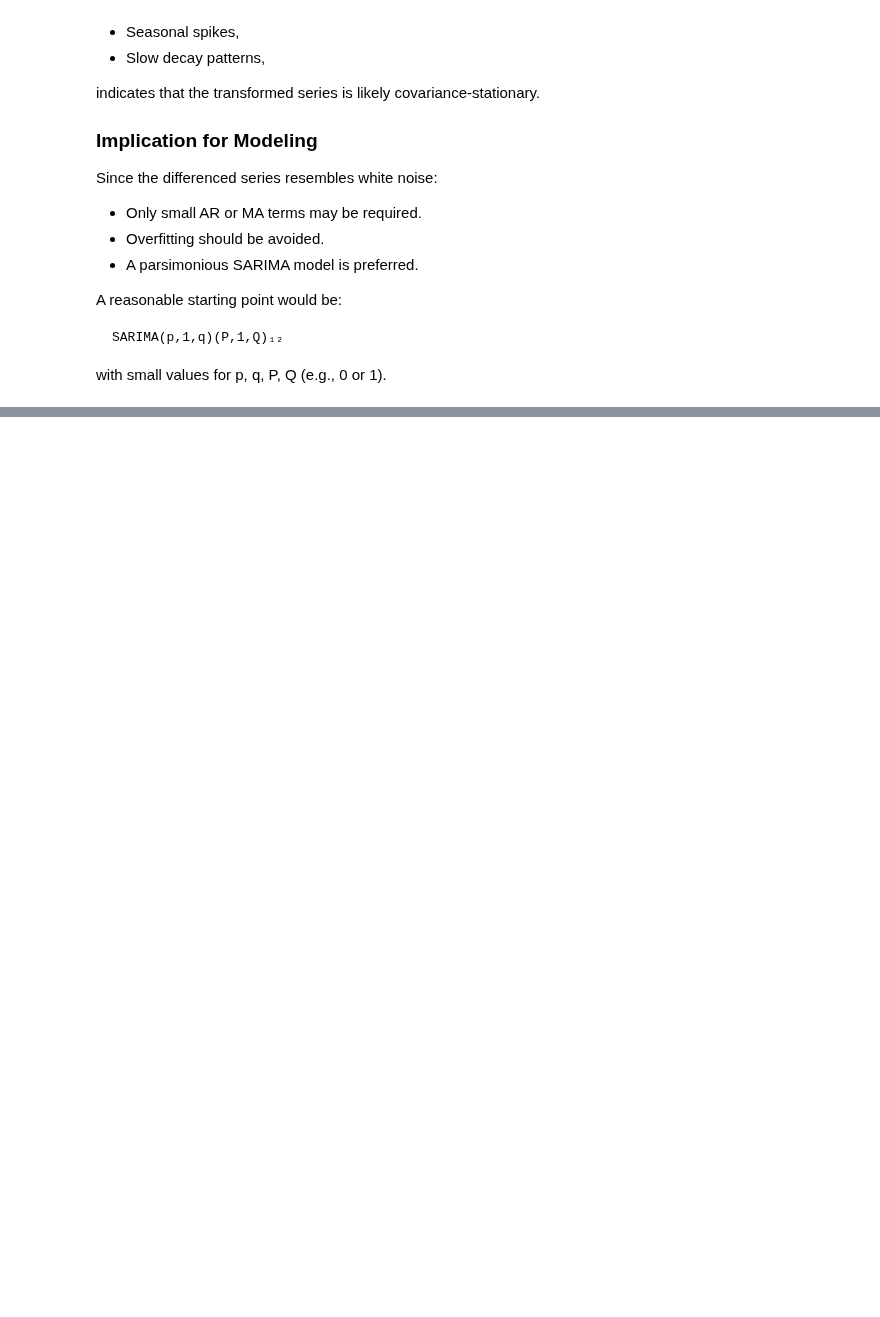
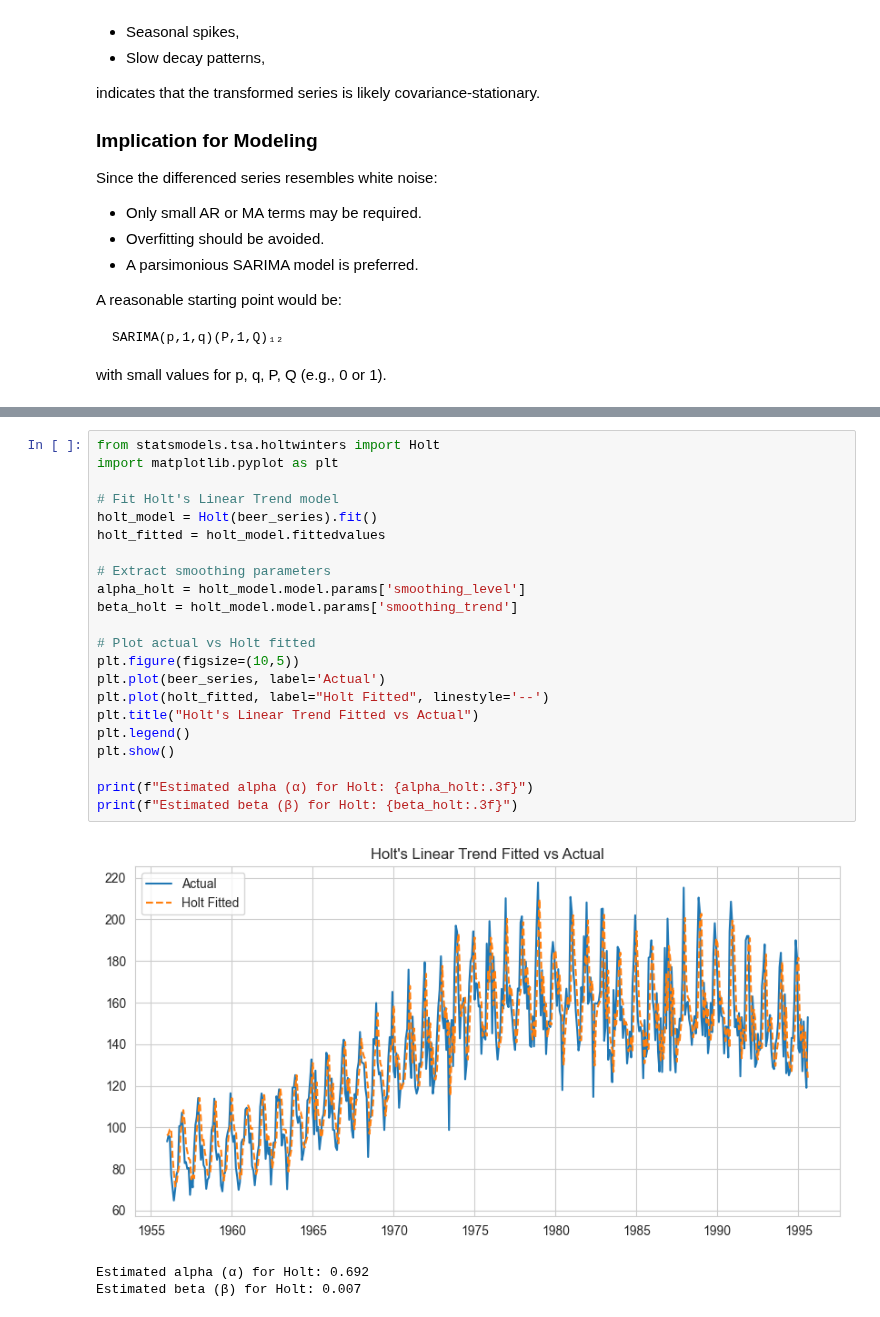
Before and after one commit to SelmahT/Time_Series_Analysis001, a Jupyter notebook: beerproduction_time_series/beerprod.ipynb, the cells around one changed output, grey strips where cells are left out. Cells and saved outputs as stored; diff of their text form; blank space fills up the shorter version.

```diff
--- a/beerproduction_time_series/beerprod.ipynb
+++ b/beerproduction_time_series/beerprod.ipynb
@@ -438,0 +625,26 @@ with small values for p, q, P, Q (e.g., 0 or 1).
+# %%
+from statsmodels.tsa.holtwinters import Holt
+import matplotlib.pyplot as plt
+
+# Fit Holt's Linear Trend model
+holt_model = Holt(beer_series).fit()
+holt_fitted = holt_model.fittedvalues
+
+# Extract smoothing parameters
+alpha_holt = holt_model.model.params['smoothing_level']
+beta_holt = holt_model.model.params['smoothing_trend']
+
+# Plot actual vs Holt fitted
+plt.figure(figsize=(10,5))
+plt.plot(beer_series, label='Actual')
+plt.plot(holt_fitted, label="Holt Fitted", linestyle='--')
+plt.title("Holt's Linear Trend Fitted vs Actual")
+plt.legend()
+plt.show()
+
+print(f"Estimated alpha (α) for Holt: {alpha_holt:.3f}")
+print(f"Estimated beta (β) for Holt: {beta_holt:.3f}")
+# %% [output]
+[figure, added]
+Estimated alpha (α) for Holt: 0.692
+Estimated beta (β) for Holt: 0.007
```
Also changed, not shown: parts of 15 cells of this notebook.
